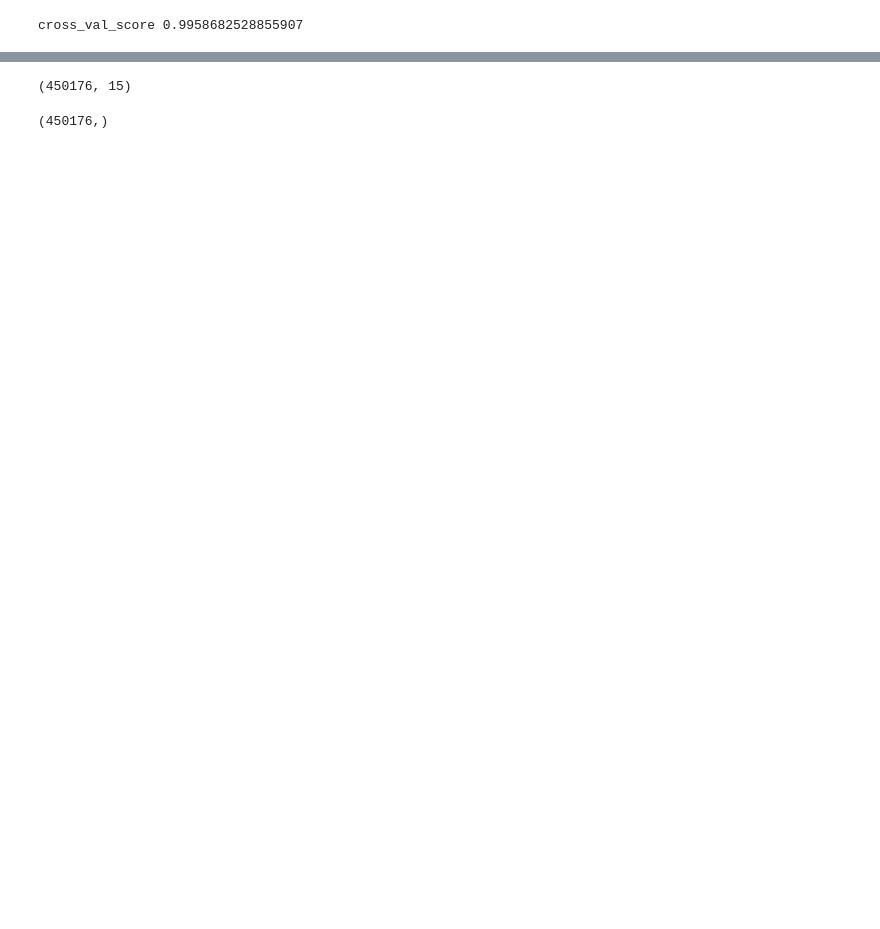
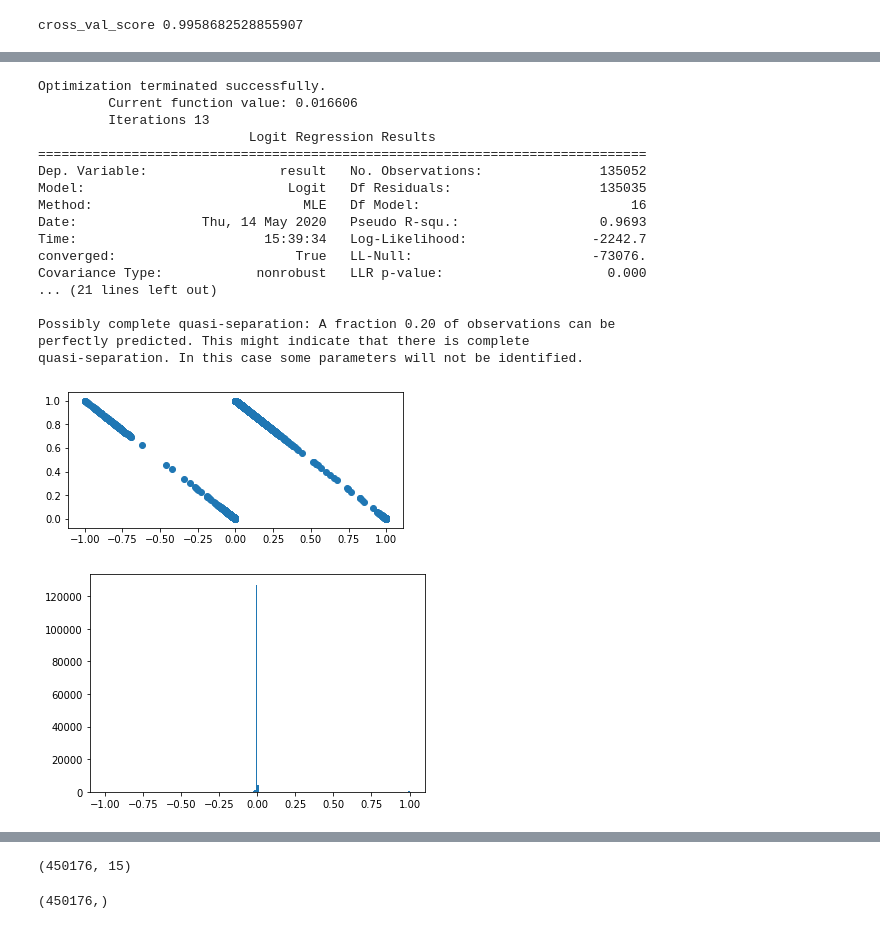
Before and after one commit to plamengj/Detecting-Malicious-URLs, a Jupyter notebook: Detecting_malicious_URLs.ipynb, the cells around one changed output, grey strips where cells are left out. Saved outputs shown, nothing was run; the diff lists cells and outputs as text; code cells hidden in the pictures; blank space fills up the shorter version.

```diff
--- a/Detecting_malicious_URLs.ipynb
+++ b/Detecting_malicious_URLs.ipynb
@@ -578,0 +592,55 @@ recall: 0.9918138085606516
+# %%
+X_train = X_train.drop(columns=['use_of_ip'])
+# %%
+import statsmodels.api as sm
+import statsmodels.formula.api as smf
+from math import exp
+
+
+X_train = X_train.rename(columns={"count-https": "https", "count@": "at", "count?":"question", "count%":"percent", "count.":"dot", "count=": 'equal_count',
+                       "count-http":"http", "count-www": "www", 'count_dir': 'dir', 'count-':'dash', 'count-letters': 'letters',
+                       "count-digits": 'dig'})
+# urldata = urldata.rename(columns={"count-https": "https", "count@": "at", "count?":"question", "count%":"percent", "count.":"dot", "count=": 'equal_count',
+#                        "count-http":"http", "count-www": "www", 'count_dir': 'dir', 'count-':'dash', 'count-letters': 'letters',
+#                        "count-digits": 'dig'})
+# print(X_train, y_train)
+df = pd.concat([X_train, y_train], axis=1)
+# logreg = smf.logit(formula='result ~ count-https, count)
+logreg = smf.logit(formula='result ~ path_length + https +  http + www + equal_count + at + question + percent + letters  + dash + dir + dig + fd_length + hostname_length + tld_length + dot', data=df).fit()
+# logreg = smf.logit(formula='result ~ path_length + https +  http + www + equal_count + at + question + percent + letters  + dash + dir + dig + fd_length + hostname_length + tld_length + dot + use_of_ip', data=urldata).fit()
+
+
+print(logreg.summary())
+# pred_val = logreg.fittedvalues.copy()
+arr = []
+for i in logreg.fittedvalues:
+    arr.append(exp(i)/(1+exp(i)))
+pred_val = arr
+true_val = y_train.values.copy()
+residual = true_val - pred_val
+fig, ax = plt.subplots(figsize=(6,2.5))
+_ = ax.scatter(residual, pred_val)
+plt.show()
+plt.hist(residual, bins=200)
+plt.show()
+# urldata.head()
+# %% [output]
+Optimization terminated successfully.
+         Current function value: 0.016606
+         Iterations 13
+                           Logit Regression Results
+==============================================================================
+Dep. Variable:                 result   No. Observations:               135052
+Model:                          Logit   Df Residuals:                   135035
+Method:                           MLE   Df Model:                           16
+Date:                Thu, 14 May 2020   Pseudo R-squ.:                  0.9693
+Time:                        15:39:34   Log-Likelihood:                -2242.7
+converged:                       True   LL-Null:                       -73076.
+Covariance Type:            nonrobust   LLR p-value:                     0.000
+... (21 lines left out)
+
+Possibly complete quasi-separation: A fraction 0.20 of observations can be
+perfectly predicted. This might indicate that there is complete
+quasi-separation. In this case some parameters will not be identified.
+[figure, added]
+[figure, added]
```
Also changed, not shown: parts of 30 cells of this notebook.
